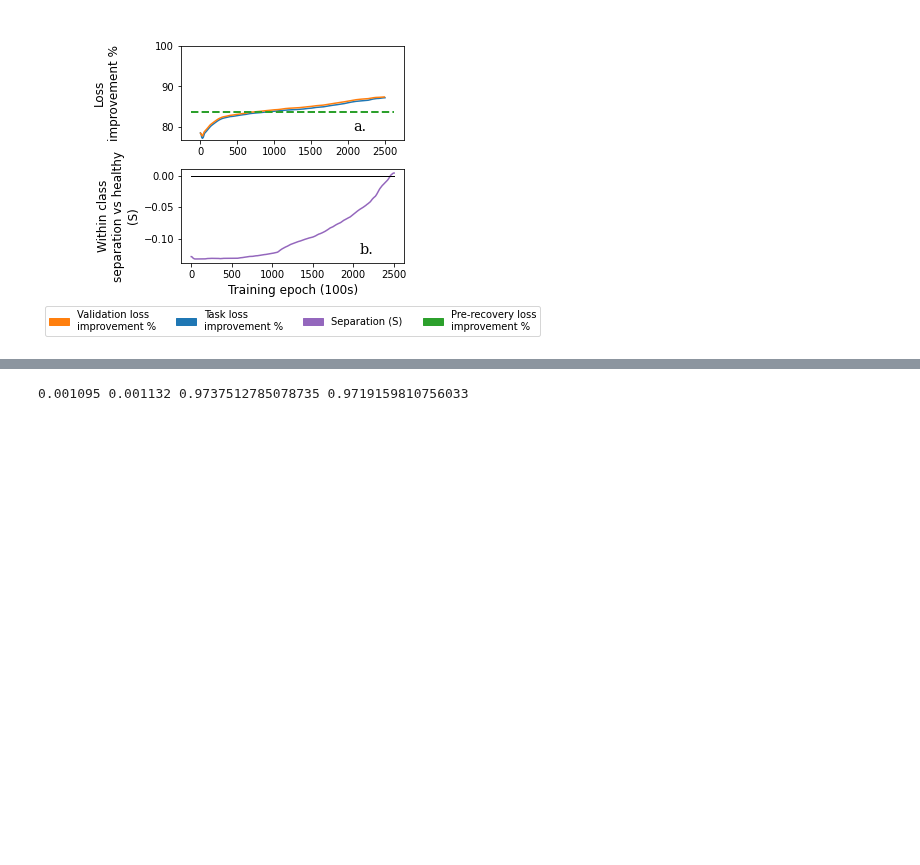
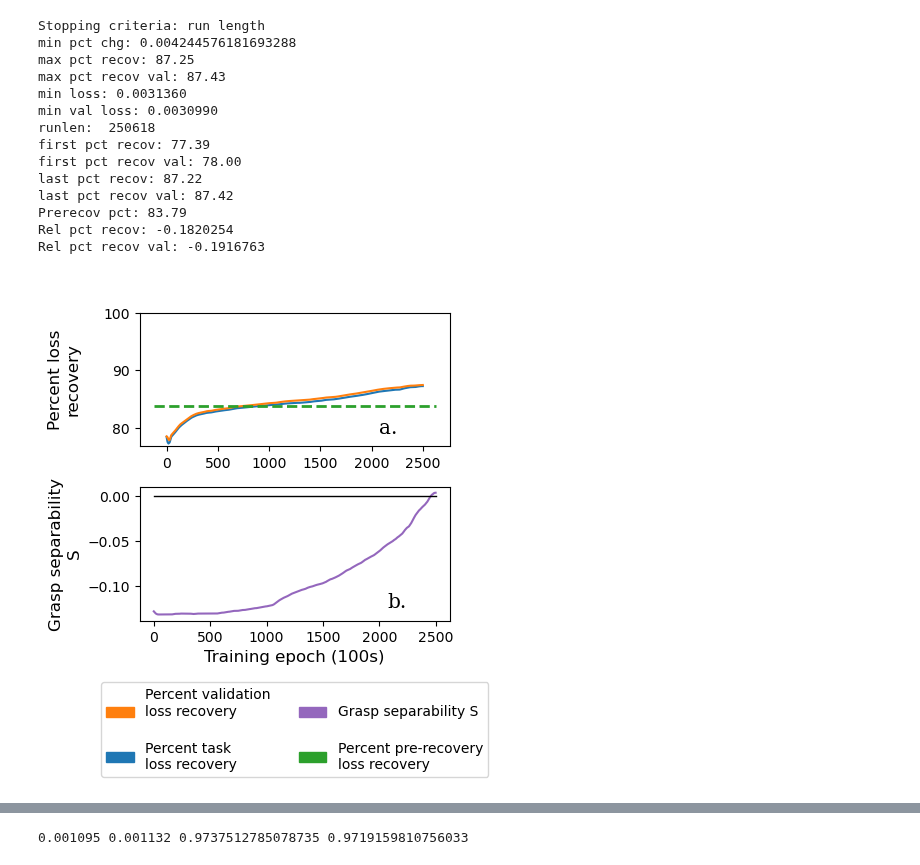
Before and after one commit to mmattb/coproc-poc, a Jupyter notebook: analyze_results.ipynb, the cells around one changed output, grey strips where cells are left out. Cells and saved outputs as stored; diff of their text form; code cells hidden in the pictures; blank space fills up the shorter version.

```diff
--- a/analyze_results.ipynb
+++ b/analyze_results.ipynb
@@ -52,7 +64,7 @@ PATH_CON_OBS_1 = "models/gaussian1.0.1_connectionsIdxs[(1, 2, 0, 1), (0, 1, 1, 2
 # * Go no longer than 250000 epochs, so we have a hard stop
 # * If the pct change in task loss b/w two consecutive 500 epoch windows is <0.01%, then stop
 
-def apply_policy(recs, max_run_len=250000):
+def apply_policy(recs, max_run_len=250000, pct_chg_thresh=0.001, apply_stopping_condition=True):
     orig_min_loss = 100
     orig_min_val_loss = 100
     min_loss = 100
@@ -62,6 +74,9 @@ def apply_policy(recs, max_run_len=250000):
     run_length = 0
     prev_500 = []
     current_500 = []
+
+    stopping_criteria = None
+    min_pct_chg = 555555
     for r in recs:
         orig_run_length += 1
         if not found_thresh:
@@ -82,7 +97,10 @@ def apply_policy(recs, max_run_len=250000):
             orig_min_val_loss = tlv
 
         if max_run_len and (orig_run_length) >= max_run_len:
-            found_thresh = True
+            if not stopping_criteria:
+                stopping_criteria = "run length"
+            if apply_stopping_condition:
+                found_thresh = True
 
         if not found_thresh:
             if tl < min_loss:
@@ -97,13 +115,20 @@ def apply_policy(recs, max_run_len=250000):
                 cur_mean = sum(current_500) / 500.0
 
                 pct_diff = abs((cur_mean - prev_mean) / prev_mean)
-                if pct_diff <= 0.0001:
-                    found_thresh = True
+                min_pct_chg = min(min_pct_chg, pct_diff)
+                if pct_diff <= pct_chg_thresh:
+
+                    if not stopping_criteria:
+                        stopping_criteria = "pct change"
+                    if apply_stopping_condition:
+                        found_thresh = True
 
             if len(current_500) == 500:
                 prev_500 = current_500
                 current_500 = []
 
+    print(f"Stopping criteria: {stopping_criteria}")
+    print(f"min pct chg: {min_pct_chg}")
     return run_length, min_loss, min_val_loss, orig_run_length, orig_min_loss, orig_min_val_loss
 # %%
 EPOCH_SCALAR = 100.0
@@ -351,25 +479,46 @@ plt.show()
 # %%
 fig = plt.figure(figsize=(4, 4))
 outer = gridspec.GridSpec(1, 1)
 
 axs_loss, axs_sep = graph_single(PATH_PRERECOV_COADAPT, 0.00056639, 0.02071923, "Connection Lesion\nw/Recovery",
                                  fig, outer[0], pos_is_top=(False, False))
 
-prerecov_pct = (1 - (0.00383386 - 0.00056639) / (0.02071923 - 0.00056639)) * 100.0
+prerecov_loss = 0.00383386
+prerecov_pct = (1 - (prerecov_loss - 0.00056639) / (0.02071923 - 0.00056639)) * 100.0
+print("Prerecov pct: %0.2f" % prerecov_pct)
 axs_loss.plot(axs_loss.get_xlim(), [prerecov_pct, prerecov_pct], color='tab:green', linestyle='--', linewidth=2)
 
-orange_patch = mpatches.Patch(color='tab:orange', label='Validation loss\nimprovement %')
-blue_patch = mpatches.Patch(color='tab:blue', label='Task loss\nimprovement %')
-purple_patch = mpatches.Patch(color='tab:purple', label='Separation (S)')
-green_patch = mpatches.Patch(color='tab:green', label='Pre-recovery loss\nimprovement %')
+orange_patch = mpatches.Patch(color='tab:orange', label='Percent validation\nloss recovery\n ')
+blue_patch = mpatches.Patch(color='tab:blue', label='Percent task\nloss recovery')
+purple_patch = mpatches.Patch(color='tab:purple', label='\nGrasp separability S\n ')
+green_patch = mpatches.Patch(color='tab:green', label='Percent pre-recovery\nloss recovery')
 plt.legend(handles=[orange_patch, blue_patch, purple_patch, green_patch], loc="lower center",
-           bbox_to_anchor=(0.5, -0.82), ncol=4)
+           bbox_to_anchor=(0.5, -1.22), ncol=2)
+
+min_loss= 0.0031360
+min_val_loss= 0.0030990
+print("Rel pct recov: %0.7f" % ((min_loss - prerecov_loss) / prerecov_loss))
+print("Rel pct recov val: %0.7f" % ((min_val_loss - prerecov_loss) / prerecov_loss))
 
 plt.savefig('paper/figs/training_results_recov.png', format='png', dpi=300, bbox_inches='tight')
 
 plt.show()
 # %% [output]
+Stopping criteria: run length
+min pct chg: 0.004244576181693288
+max pct recov: 87.25
+max pct recov val: 87.43
+min loss: 0.0031360
+min val loss: 0.0030990
+runlen:  250618
+first pct recov: 77.39
+first pct recov val: 78.00
+last pct recov: 87.22
+last pct recov val: 87.42
+Prerecov pct: 83.79
+Rel pct recov: -0.1820254
+Rel pct recov val: -0.1916763
-[figure, old version]
+[figure, new version]
 # %%
 fig = plt.figure(figsize=(4, 4))
 outer = gridspec.GridSpec(1, 1)
```
Also changed, not shown: parts of 12 cells of this notebook, 8 other files.
